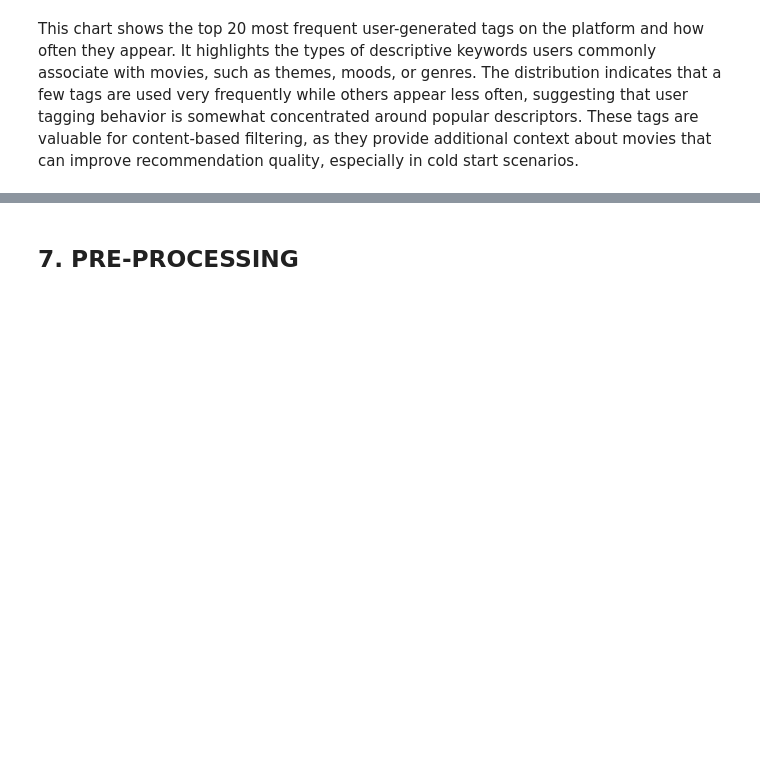
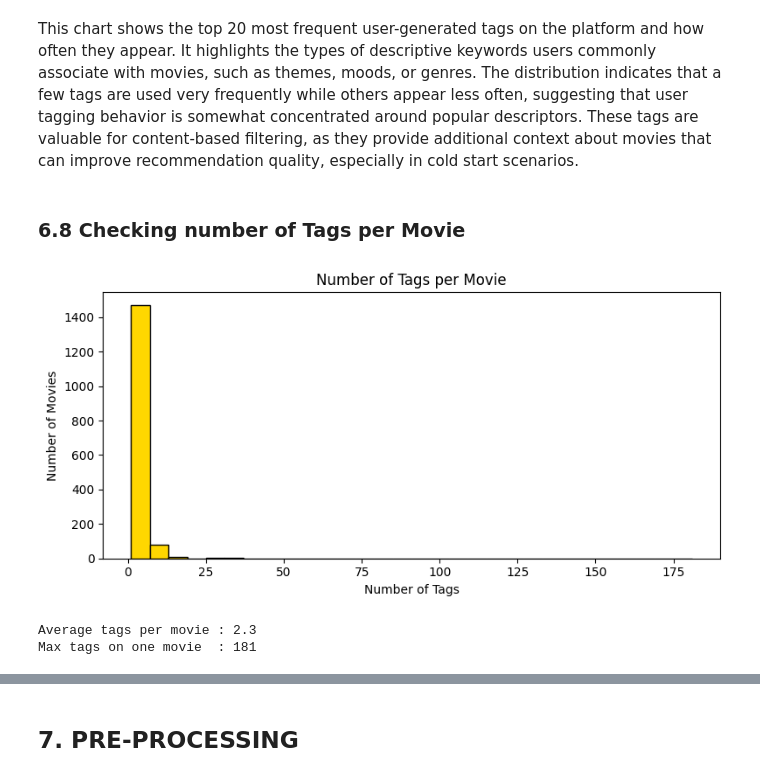
Before and after one commit to angelawachira-eng/GROUP_2-MOVIE_RECOMMENDATION_SYSTEM, a Jupyter notebook: Notebook/Recommendation_System_Project.ipynb, the cells around one changed output, grey strips where cells are left out. Saved outputs shown, nothing was run; the diff lists cells and outputs as text; code cells hidden in the pictures; blank space fills up the shorter version.

```diff
--- a/Notebook/Recommendation_System_Project.ipynb
+++ b/Notebook/Recommendation_System_Project.ipynb
@@ -385,2 +441,22 @@ plt.show()
 # %% [markdown]
 This chart shows the top 20 most frequent user-generated tags on the platform and how often they appear. It highlights the types of descriptive keywords users commonly associate with movies, such as themes, moods, or genres. The distribution indicates that a few tags are used very frequently while others appear less often, suggesting that user tagging behavior is somewhat concentrated around popular descriptors. These tags are valuable for content-based filtering, as they provide additional context about movies that can improve recommendation quality, especially in cold start scenarios.
+# %% [markdown]
+### 6.8 Checking number of Tags per Movie
+# %%
+# How many tags does each movie have?
+tags_per_movie = tags.groupby('movieId')['tag'].count()
+
+plt.figure(figsize=(8, 4))
+plt.hist(tags_per_movie, bins=30, color='gold', edgecolor='black')
+plt.title('Number of Tags per Movie')
+plt.xlabel('Number of Tags')
+plt.ylabel('Number of Movies')
+plt.tight_layout()
+plt.show()
+
+print(f"Average tags per movie : {tags_per_movie.mean():.1f}")
+print(f"Max tags on one movie  : {tags_per_movie.max()}")
+# %% [output]
+[figure, added]
+Average tags per movie : 2.3
+Max tags on one movie  : 181
```
Also changed, not shown: parts of 10 cells of this notebook, 1 other file.
